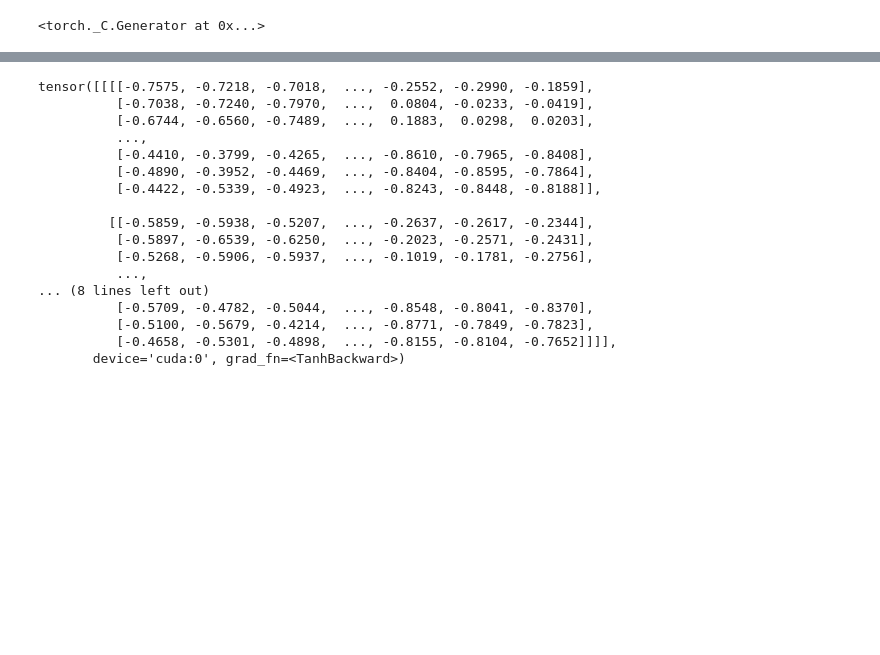
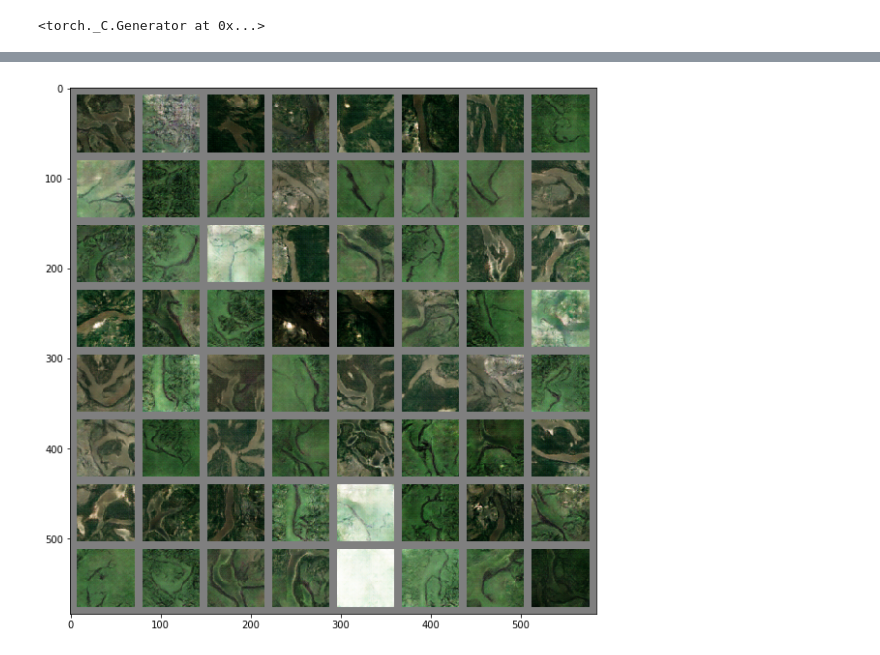
Before and after one commit to Agtm48/RiverGAN, a Jupyter notebook: River From GAN.ipynb, the cells around one changed output, grey strips where cells are left out. Cells and saved outputs as stored; diff of their text form; code cells hidden in the pictures; blank space fills up the shorter version.

```diff
--- a/River From GAN.ipynb
+++ b/River From GAN.ipynb
@@ -31,41 +31,3 @@ torch.manual_seed(manualSeed)
 # %% [output]
 Random Seed:  7946
 <torch._C.Generator at 0x...>
-# %%
-# Root directory for dataset
-# dataroot = "/content/gdrive/My Drive/River Image Generation/River Images Set/River Images/"
-dataroot = "/notebooks/storage/River Images Set/"
-
-# Number of workers for dataloader
-workers = 4
-
-# Batch size during training
-batch_size = 16
-
-# Spatial size of training images. All images will be resized to this
-#   size using a transformer.
-image_size = 64
-
-# Number of channels in the training images. For color images this is 3
-nc = 3
-
-# Size of z latent vector (i.e. size of generator input)
-nz = 100
-
-# Size of feature maps in generator
-ngf = 64
-
-# Size of feature maps in discriminator
-ndf = 64
-
-# Number of training epochs
-num_epochs = 50
-
-# Learning rate for optimizers
-lr = 0.0002
-
-# Beta1 hyperparam for Adam optimizers
-beta1 = 0.5
-
-# Number of GPUs available. Use 0 for CPU mode.
-ngpu = 1
@@ -228,55 +82,35 @@ Discriminator(
 # %%
-netG.load_state_dict(torch.load('/storage/river_generator.pth'))
-netD.load_state_dict(torch.load('/storage/river_discriminator.pth'))
+netG.load_state_dict(torch.load(r'storage/river_generator.pth', map_location='cpu'))
+netD.load_state_dict(torch.load(r'storage/river_discriminator.pth', map_location='cpu'))
 # %%
 import numpy as np
 import matplotlib.pyplot as plt
 plt.ion()
 
 import torchvision.utils
 
 netG.eval()
 
 def to_img(x):
     x = 0.5 * (x + 1)
     x = x.clamp(0, 1)
     return x
 
 def show_image(img):
     img = to_img(img)
     npimg = img.numpy()
     plt.imshow(np.transpose(npimg, (1, 2, 0)))
 
 with torch.no_grad():
 
     # sample latent vectors from the standard normal distribution
     # 128 = batch size
     latent = torch.randn(128, 100, 1, 1, device=device)
     fake_image_batch = netG(latent)
     fake_image_batch = fake_image_batch.cpu()
 
     fig, ax = plt.subplots(figsize=(10, 10))
-    show_image(torchvision.utils.make_grid(fake_image_batch.data[:400],10,5))
+    show_image(torchvision.utils.make_grid(fake_image_batch.data[:64],8,8))
     plt.show()
+# %% [output]
+[figure, added]
-# %%
-test = torch.randn(1, 100, 1, 1, device=device)
-x_test = netG(test)
-x_test
-# %% [output]
-tensor([[[[-0.7575, -0.7218, -0.7018,  ..., -0.2552, -0.2990, -0.1859],
-          [-0.7038, -0.7240, -0.7970,  ...,  0.0804, -0.0233, -0.0419],
-          [-0.6744, -0.6560, -0.7489,  ...,  0.1883,  0.0298,  0.0203],
-          ...,
-          [-0.4410, -0.3799, -0.4265,  ..., -0.8610, -0.7965, -0.8408],
-          [-0.4890, -0.3952, -0.4469,  ..., -0.8404, -0.8595, -0.7864],
-          [-0.4422, -0.5339, -0.4923,  ..., -0.8243, -0.8448, -0.8188]],
-
-         [[-0.5859, -0.5938, -0.5207,  ..., -0.2637, -0.2617, -0.2344],
-          [-0.5897, -0.6539, -0.6250,  ..., -0.2023, -0.2571, -0.2431],
-          [-0.5268, -0.5906, -0.5937,  ..., -0.1019, -0.1781, -0.2756],
-          ...,
-... (8 lines left out)
-          [-0.5709, -0.4782, -0.5044,  ..., -0.8548, -0.8041, -0.8370],
-          [-0.5100, -0.5679, -0.4214,  ..., -0.8771, -0.7849, -0.7823],
-          [-0.4658, -0.5301, -0.4898,  ..., -0.8155, -0.8104, -0.7652]]]],
-       device='cuda:0', grad_fn=<TanhBackward>)
```
Also changed, not shown: parts of 6 cells of this notebook.
